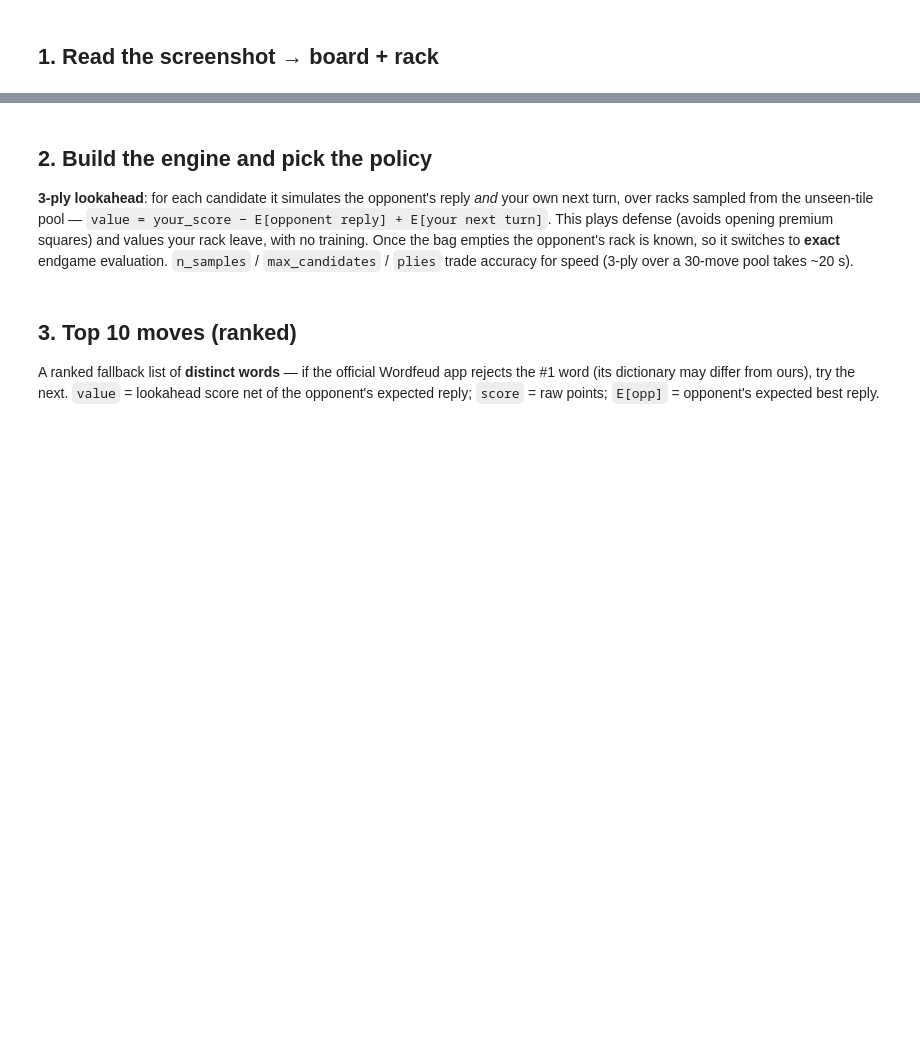
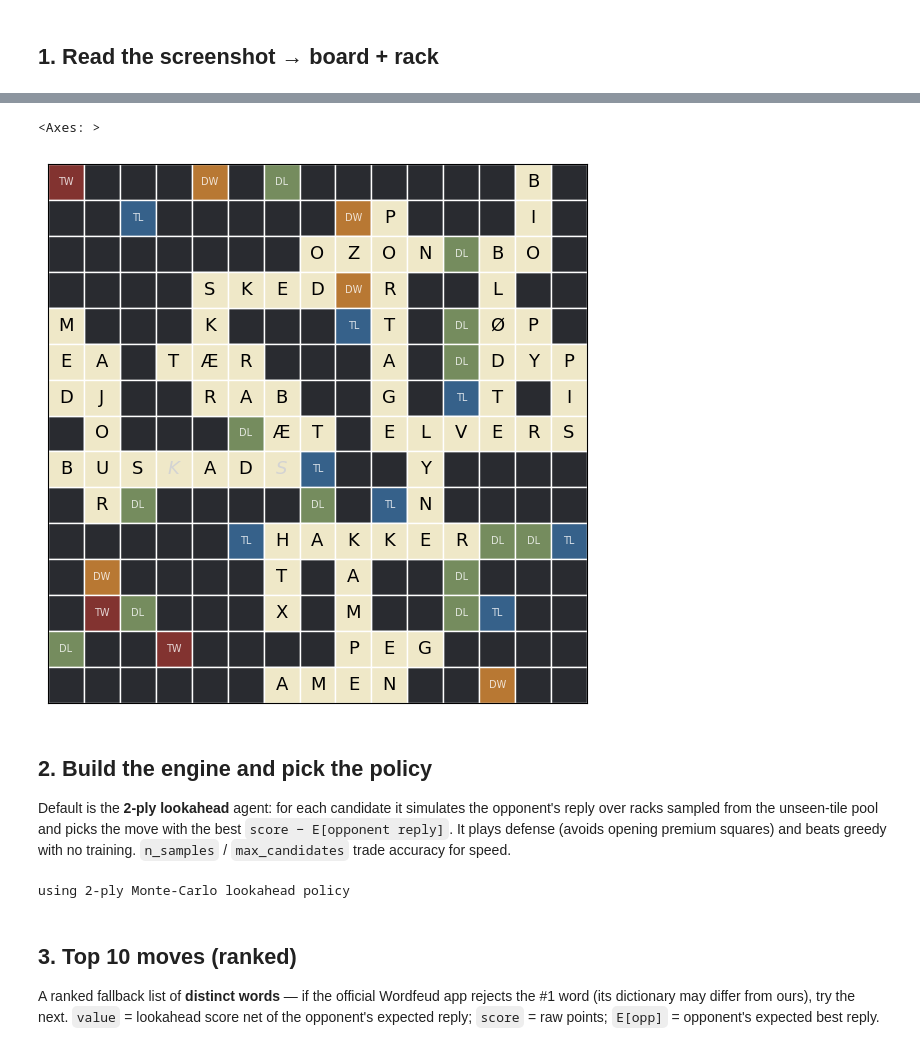
Before and after one commit to Marcrulo/WordfuedRL, a Jupyter notebook: 5_play_from_screenshot.ipynb, the cells around one changed output, grey strips where cells are left out. Saved outputs shown, nothing was run; the diff lists cells and outputs as text; code cells hidden in the pictures; blank space fills up the shorter version.

```diff
--- a/5_play_from_screenshot.ipynb
+++ b/5_play_from_screenshot.ipynb
@@ -29,12 +35,16 @@ print("blank tiles on board:", sorted(board_blanks))
+# %%
+# print board
+plot_board(letters, bonus, board_blanks=board_blanks)
+# %% [output]
+<Axes: >
+[figure, added]
 # %% [markdown]
 ## 2. Build the engine and pick the policy
-**3-ply lookahead**: for each candidate it simulates the opponent's reply *and*
-your own next turn, over racks sampled from the unseen-tile pool —
-`value = your_score − E[opponent reply] + E[your next turn]`. This plays defense
-(avoids opening premium squares) and values your rack leave, with no training.
-Once the bag empties the opponent's rack is known, so it switches to **exact**
-endgame evaluation. `n_samples` / `max_candidates` / `plies` trade accuracy for
-speed (3-ply over a 30-move pool takes ~20 s).
+Default is the **2-ply lookahead** agent: for each candidate it simulates the
+opponent's reply over racks sampled from the unseen-tile pool and picks the move
+with the best `score − E[opponent reply]`. It plays defense (avoids opening
+premium squares) and beats greedy with no training. `n_samples` / `max_candidates`
+trade accuracy for speed.
 # %%
 import random
 from src.lookahead import LookaheadAgent
@@ -42,9 +52,10 @@ from src.lookahead import LookaheadAgent
 words = [w for lst in load_dictionary().values() for w in lst]
 engine = WordfeudEngine(words)
 
-# plies=3 for strength; drop to 2 (and/or lower n_samples) if you want it faster.
-agent = LookaheadAgent(n_samples=8, max_candidates=12, plies=3, rng=random.Random(0))
-print("using 3-ply Monte-Carlo lookahead (exact in the endgame)")
+agent = LookaheadAgent(n_samples=50, max_candidates=12, rng=random.Random(0))
+print("using 2-ply Monte-Carlo lookahead policy")
+# %% [output]
+using 2-ply Monte-Carlo lookahead policy
 # %% [markdown]
 ## 3. Top 10 moves (ranked)
 A ranked fallback list of **distinct words** — if the official Wordfeud app
```
Also changed, not shown: parts of 6 cells of this notebook, 24 other files.
